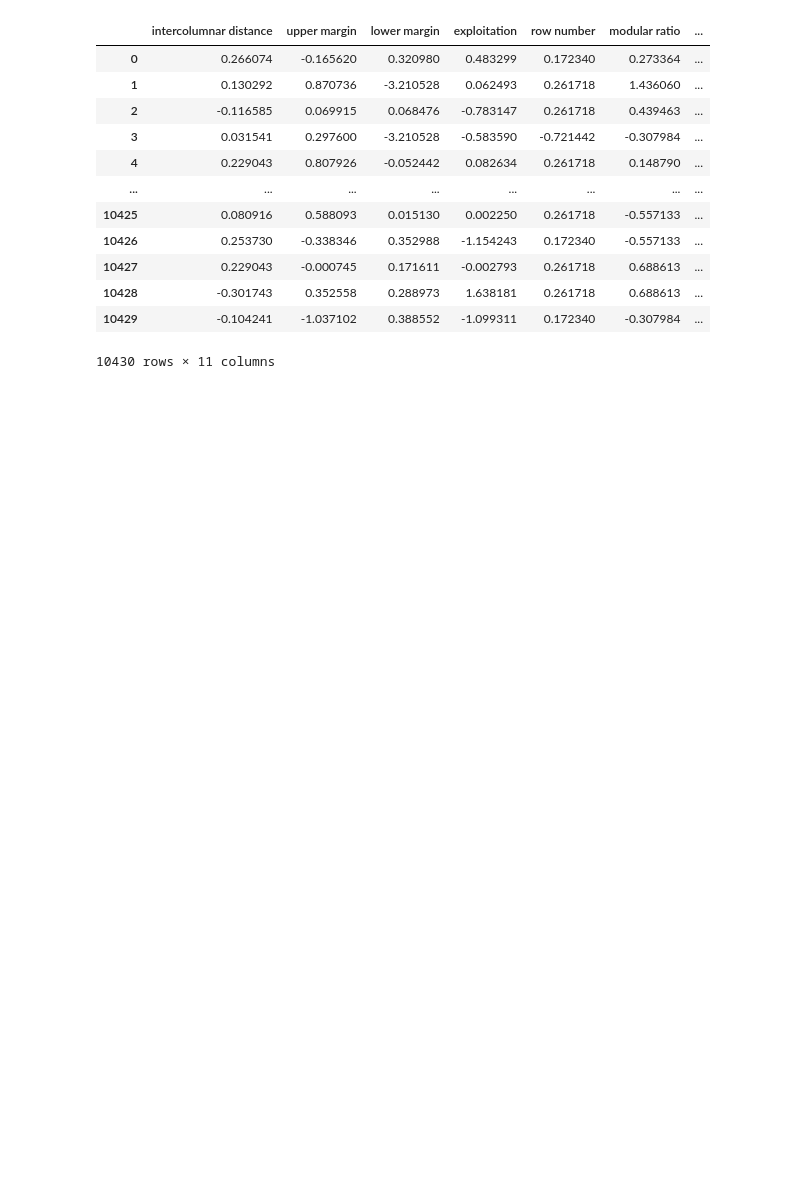
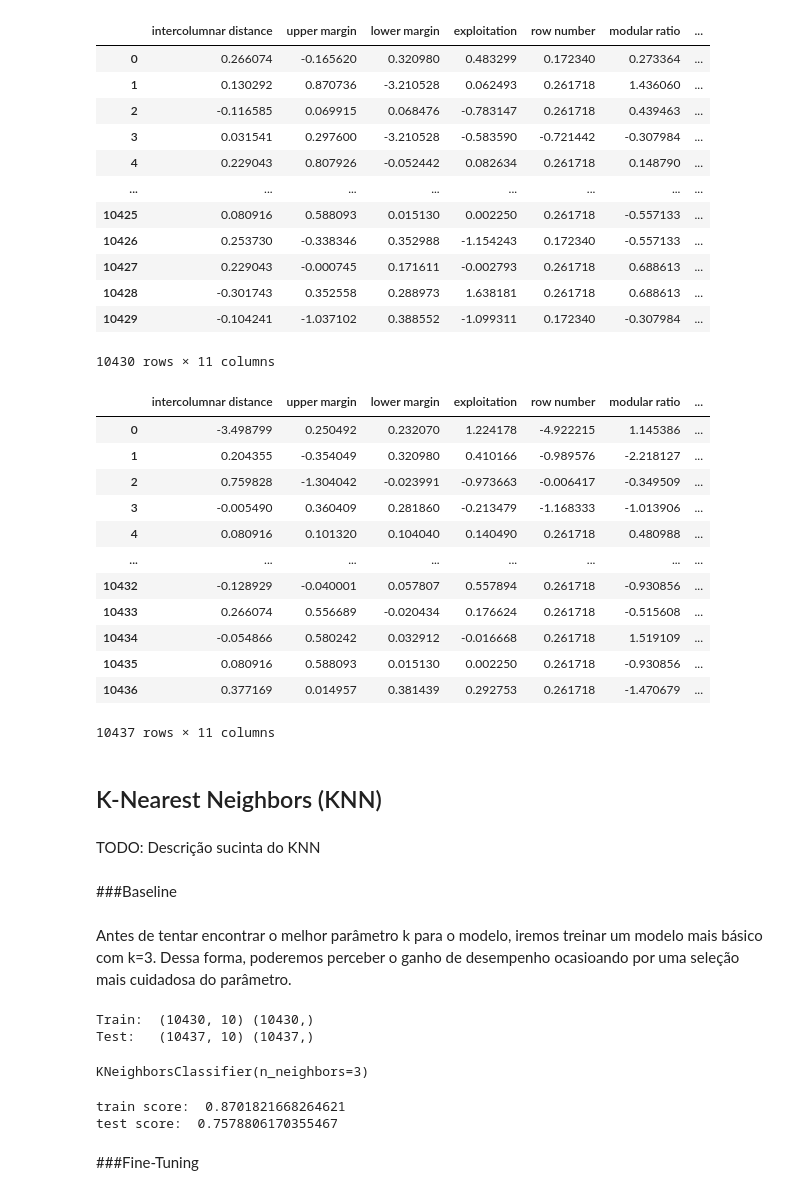
Before and after one commit to bruhenri12/Projeto-AM-2022-2, a Jupyter notebook: codigos/ProjetoAM-kNN.ipynb, the cells around one changed output. Drawn from its saved outputs; the diff is of its cells as text; code cells hidden in the pictures; blank space fills up the shorter version.

```diff
--- a/codigos/ProjetoAM-kNN.ipynb
+++ b/codigos/ProjetoAM-kNN.ipynb
@@ -28,3 +29,60 @@ avila
 | 10428 | -0.301743 | 0.352558 | 0.288973 | 1.638181 | 0.261718 | 0.688613 | ... |
 | 10429 | -0.104241 | -1.037102 | 0.388552 | -1.099311 | 0.172340 | -0.307984 | ... |
 10430 rows × 11 columns
+# %%
+path_test_dataset = "avila-ts.txt"
+
+avila_test = pd.read_csv(path_test_dataset, sep=",",header=None,names=labels)
+avila_test
+# %% [output]
+|  | intercolumnar distance | upper margin | lower margin | exploitation | row number | modular ratio | ... |
+| 0 | -3.498799 | 0.250492 | 0.232070 | 1.224178 | -4.922215 | 1.145386 | ... |
+| 1 | 0.204355 | -0.354049 | 0.320980 | 0.410166 | -0.989576 | -2.218127 | ... |
+| 2 | 0.759828 | -1.304042 | -0.023991 | -0.973663 | -0.006417 | -0.349509 | ... |
+| 3 | -0.005490 | 0.360409 | 0.281860 | -0.213479 | -1.168333 | -1.013906 | ... |
+| 4 | 0.080916 | 0.101320 | 0.104040 | 0.140490 | 0.261718 | 0.480988 | ... |
+| ... | ... | ... | ... | ... | ... | ... | ... |
+| 10432 | -0.128929 | -0.040001 | 0.057807 | 0.557894 | 0.261718 | -0.930856 | ... |
+| 10433 | 0.266074 | 0.556689 | -0.020434 | 0.176624 | 0.261718 | -0.515608 | ... |
+| 10434 | -0.054866 | 0.580242 | 0.032912 | -0.016668 | 0.261718 | 1.519109 | ... |
+| 10435 | 0.080916 | 0.588093 | 0.015130 | 0.002250 | 0.261718 | -0.930856 | ... |
+| 10436 | 0.377169 | 0.014957 | 0.381439 | 0.292753 | 0.261718 | -1.470679 | ... |
+10437 rows × 11 columns
+# %% [markdown]
+## K-Nearest Neighbors (KNN)
+# %% [markdown]
+TODO: Descrição sucinta do KNN
+# %% [markdown]
+###Baseline
+# %% [markdown]
+Antes de tentar encontrar o melhor parâmetro k para o modelo, iremos treinar um modelo mais básico com k=3. Dessa forma, poderemos perceber o ganho de desempenho ocasioando por uma seleção mais cuidadosa do parâmetro.
+# %%
+X_train = avila.drop('Class',axis=1).to_numpy()
+y_train = avila['Class'].to_numpy()
+
+X_test = avila_test.drop('Class',axis=1).to_numpy()
+y_test = avila_test['Class'].to_numpy()
+
+print('Train: ',X_train.shape, y_train.shape)
+print('Test:  ',X_test.shape,  y_test.shape)
+# %% [output]
+Train:  (10430, 10) (10430,)
+Test:   (10437, 10) (10437,)
+# %%
+from sklearn.neighbors import KNeighborsClassifier
+
+model_knn = KNeighborsClassifier(n_neighbors=3)
+model_knn.fit(X_train,y_train)
+# %% [output]
+KNeighborsClassifier(n_neighbors=3)
+# %%
+train_score = model_knn.score(X_train,y_train)
+test_score  = model_knn.score(X_test, y_test)
+
+print('train score: ', train_score)
+print('test score: ', test_score)
+# %% [output]
+train score:  0.8701821668264621
+test score:  0.7578806170355467
+# %% [markdown]
+###Fine-Tuning
```
Also changed, not shown: parts of 13 cells of this notebook, 1 other file.
